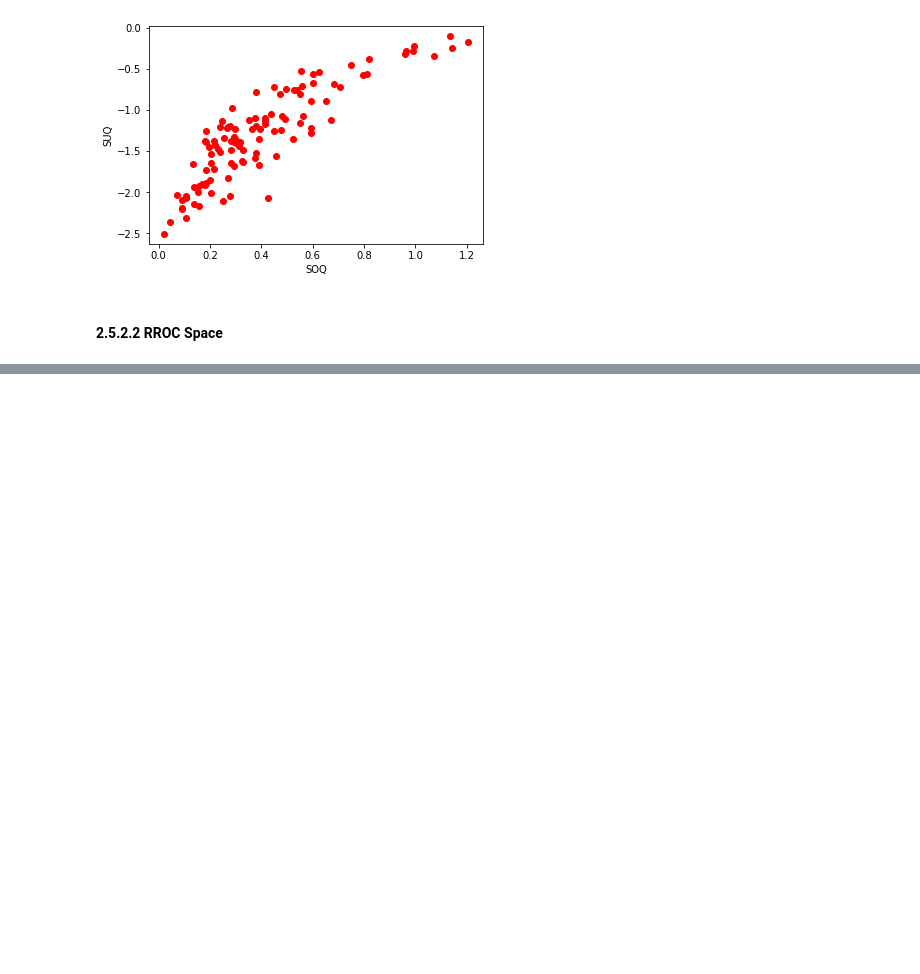
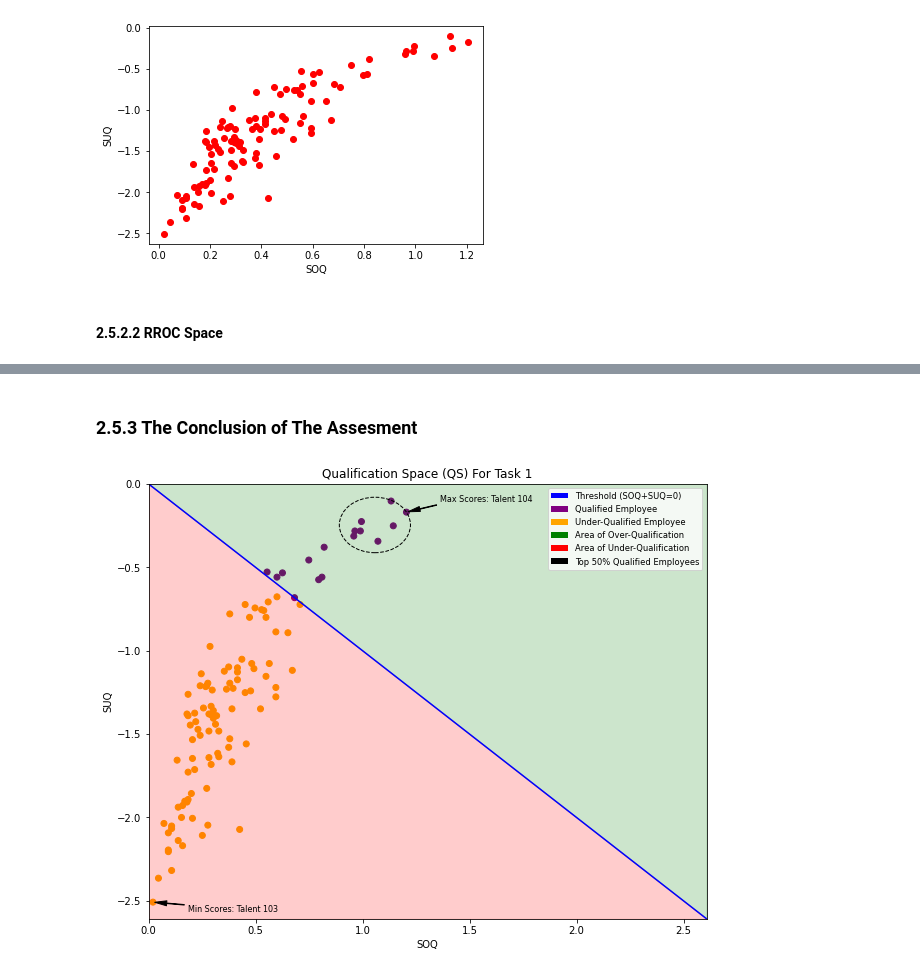
Before and after one commit to TK-Bunga-Matahari/shinchan, a Jupyter notebook: playgorund/competence_assesment/competence_assesment.ipynb, the cells around one changed output, grey strips where cells are left out. Drawn from its saved outputs; the diff is of its cells as text; code cells hidden in the pictures; blank space fills up the shorter version.

Commit message:
add: complete qualification space

```diff
--- a/playgorund/competence_assesment/competence_assesment.ipynb
+++ b/playgorund/competence_assesment/competence_assesment.ipynb
@@ -426,5 +427,12 @@ plt.scatter(ranking_df.SOQ, ranking_df.SUQ, color='red')
 # %% [output]
 <matplotlib.collections.PathCollection at 0x...>
 [figure]
+# %%
+max_soq = abs(ranking_df['SOQ'].max())
+min_soq = abs(ranking_df['SOQ'].min())
+max_suq = abs(ranking_df['SUQ'].max())
+min_suq = abs(ranking_df['SUQ'].min())
+
+max_points = max(max_soq, min_soq, max_suq, min_suq) + 0.1
 # %% [markdown]
 #### 2.5.2.2 RROC Space
@@ -430,0 +457,67 @@ plt.scatter(ranking_df.SOQ, ranking_df.SUQ, color='red')
+# %% [markdown]
+### 2.5.3 The Conclusion of The Assesment
+# %%
+# Create a figure with a specific size (width, height)
+fig, ax = plt.subplots(figsize=(10, 8))
+
+plt.title('Qualification Space (QS) For Task 1')
+plt.xlabel('SOQ')
+plt.ylabel('SUQ')
+
+# set the limits of x-axis and y-axis
+ax.set_xlim([0, max_points])
+ax.set_ylim([-max_points, 0])
+
+# create an array for the x values and y-values for diagonal line
+x = np.linspace(0, max_points, 100)
+y = -x  # since SOQ + SUQ = 0, SUQ = -SOQ. So, the y values will be the negative of the x values
+
+# create a color map based on the condition of ranking_df.MSG
+colors = ['purple' if msg >= 0 else 'orange' for msg in ranking_df.MSG]
+
+# scatter plot of SOQ and SUQ with color map
+scatter = ax.scatter(ranking_df.SOQ, ranking_df.SUQ, color=colors)
+
+# Fill color for each qualification
+ax.fill_between(x, y, 0, interpolate=True, color='green', alpha=0.2)
+ax.fill_between(x, y, -max_points, interpolate=True, color='red', alpha=0.2)
+
+# plot the diagonal line
+ax.plot(x, y, color='blue')
+
+# create legend
+legend_elements = [Patch(facecolor='blue', label='Threshold (SOQ+SUQ=0)'),
+                   Patch(facecolor='purple', label='Qualified Employee'),
+                   Patch(facecolor='orange', label='Under-Qualified Employee'),
+                   Patch(facecolor='green', label='Area of Over-Qualification'),
+                   Patch(facecolor='red', label='Area of Under-Qualification'),
+                   Patch(facecolor='black', label='Top 50% Qualified Employees')]
+
+# Add legend with smaller font size
+ax.legend(handles=legend_elements, loc='upper right', fontsize='small')
+
+# Find the index of the max and min MSG
+max_msg_index = ranking_df.MSG.idxmax()
+min_msg_index = ranking_df.MSG.idxmin()
+
+# Annotate the points with max and min MSG with larger font size, adjusted position, and a thinner arrow with a smaller head
+ax.annotate(f'Max Scores: {max_msg_index}', (ranking_df.SOQ[max_msg_index], ranking_df.SUQ[max_msg_index]), textcoords="offset points", xytext=(80,10), ha='center', fontsize=8, arrowprops=dict(facecolor='black', shrink=0.05, width=0.5, headwidth=5))
+ax.annotate(f'Min Scores: {min_msg_index}', (ranking_df.SOQ[min_msg_index], ranking_df.SUQ[min_msg_index]), textcoords="offset points", xytext=(80,-10), ha='center', fontsize=8, arrowprops=dict(facecolor='black', shrink=0.05, width=0.5, headwidth=5))
+
+# collect MSG >= 0 data to variable "j_qualified"
+j_qualified = ranking_df[ranking_df.MSG >= 0]
+
+# get the top 50% highest of j_qualified
+top_j = j_qualified.nlargest(int(len(j_qualified) * 0.50), 'MSG')
+
+# calculate the center and radius of the circle that contains all points
+center = top_j[['SOQ', 'SUQ']].mean().values
+radius = max(np.sqrt(((top_j[['SOQ', 'SUQ']] - center)**2).sum(axis=1)))
+
+# add a circle to points that meet j_qualified
+circle = patches.Circle(center, radius, fill=False, linestyle='dashed')
+ax.add_patch(circle)
+
+plt.show()
+# %% [output]
+[figure, added]
```
Also changed, not shown: parts of 2 cells of this notebook.
